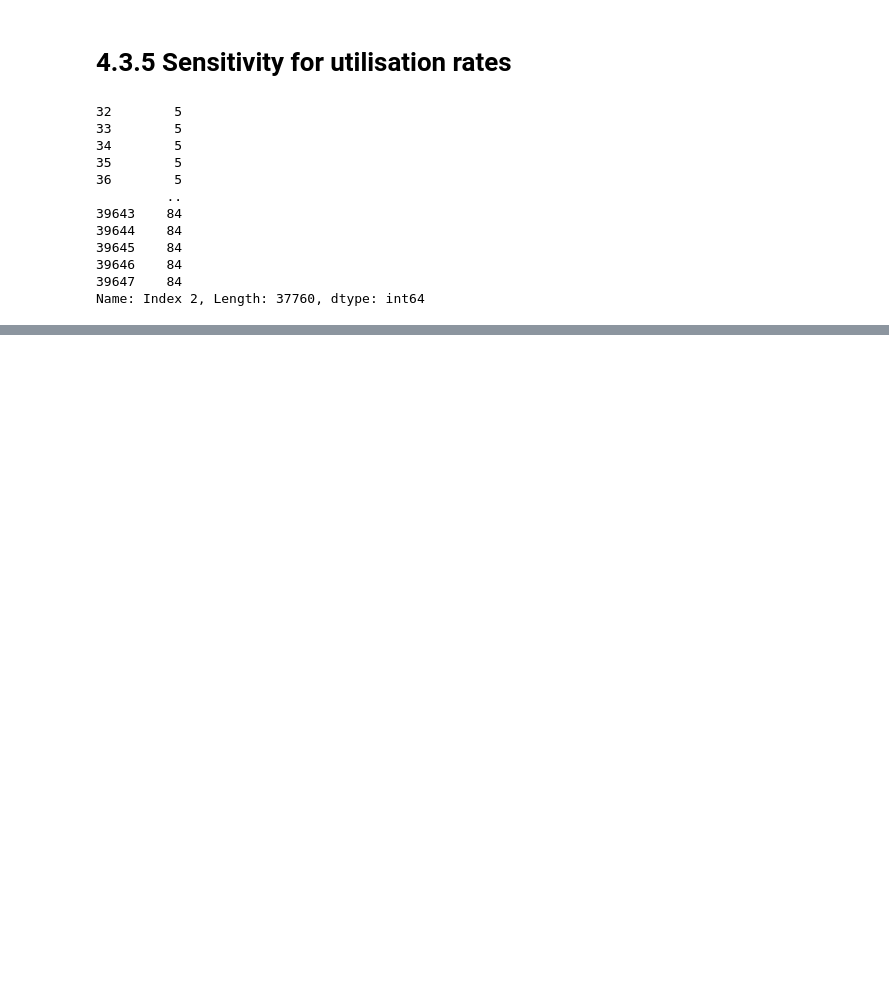
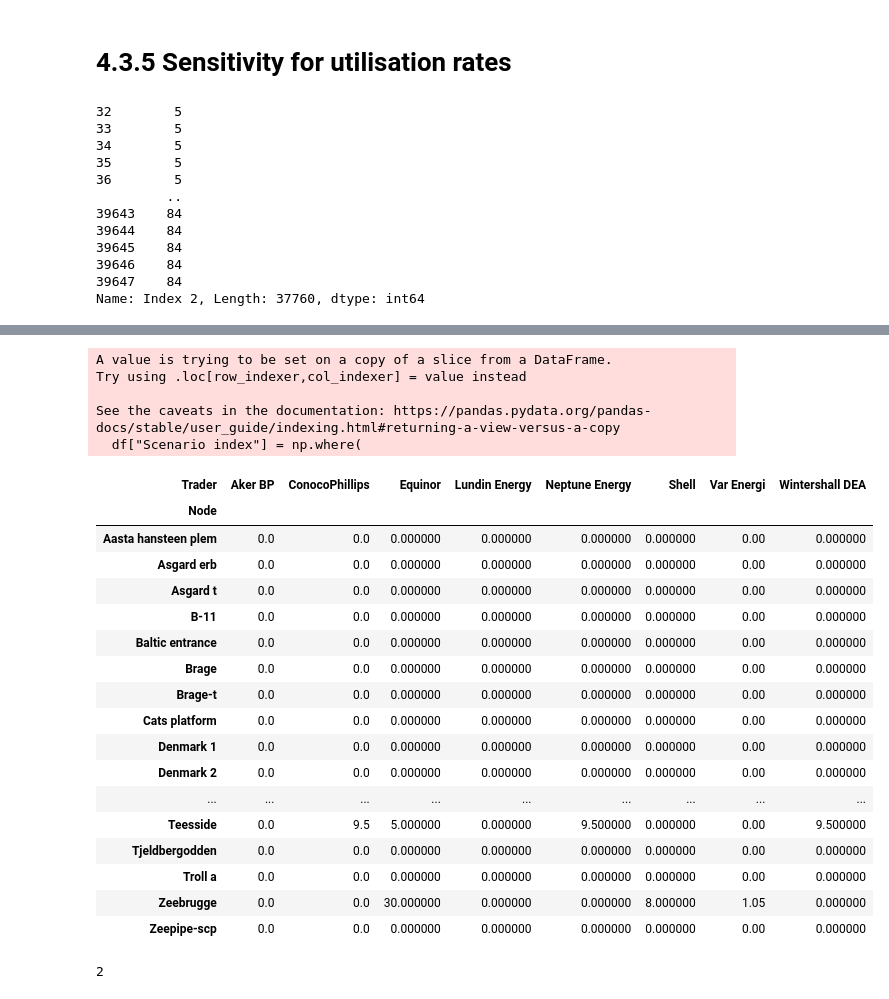
Before and after one commit to berendmarkhorst/secondary_gas_market, a Jupyter notebook: analysis.ipynb, the cells around one changed output, grey strips where cells are left out. Drawn from its saved outputs; the diff is of its cells as text; code cells hidden in the pictures; blank space fills up the shorter version.

```diff
--- a/analysis.ipynb
+++ b/analysis.ipynb
@@ -694,0 +679,53 @@ plt.title("Sensitivity to utilisation rates");
+# %%
+df = solution["x_minus"]
+
+# Drop the first stage
+df = df[df["Stage"] > 1]
+
+# Add scenarios
+df["Scenario index"] = np.where(
+    df["Stage"] == 2,
+    (df["Scenario node"] - 5) // 4 + 1,
+    (df["Scenario node"] - 21) // 4 + 1
+)
+
+# Select the stage we're interested in
+df_stage = df[df["Stage"] == 2]
+df_stage = df_stage.groupby(["Scenario index", "Trader", "Node"]).sum()[["Weighted value"]] # sws hier
+
+df_stage.columns = ["Bought"]
+
+df_stage = df_stage.loc[1,:]
+
+# df_stage = df_stage.reset_index()
+# df_stage[(df_stage.Trader == "Shell") & (df_stage.Node == "St.fergus")]
+
+df_stage.reset_index().set_index("Node").pivot(columns=["Trader"], values="Bought")
+# %% [output]
+A value is trying to be set on a copy of a slice from a DataFrame.
+Try using .loc[row_indexer,col_indexer] = value instead
+
+See the caveats in the documentation: https://pandas.pydata.org/pandas-docs/stable/user_guide/indexing.html#returning-a-view-versus-a-copy
+  df["Scenario index"] = np.where(
+| Trader | Aker BP | ConocoPhillips | Equinor | Lundin Energy | Neptune Energy | Shell | Var Energi | Wintershall DEA |
+| Node |  |  |  |  |  |  |  |  |
+| Aasta hansteen plem | 0.0 | 0.0 | 0.000000 | 0.000000 | 0.000000 | 0.000000 | 0.00 | 0.000000 |
+| Asgard erb | 0.0 | 0.0 | 0.000000 | 0.000000 | 0.000000 | 0.000000 | 0.00 | 0.000000 |
+| Asgard t | 0.0 | 0.0 | 0.000000 | 0.000000 | 0.000000 | 0.000000 | 0.00 | 0.000000 |
+| B-11 | 0.0 | 0.0 | 0.000000 | 0.000000 | 0.000000 | 0.000000 | 0.00 | 0.000000 |
+| Baltic entrance | 0.0 | 0.0 | 0.000000 | 0.000000 | 0.000000 | 0.000000 | 0.00 | 0.000000 |
+| Brage | 0.0 | 0.0 | 0.000000 | 0.000000 | 0.000000 | 0.000000 | 0.00 | 0.000000 |
+| Brage-t | 0.0 | 0.0 | 0.000000 | 0.000000 | 0.000000 | 0.000000 | 0.00 | 0.000000 |
+| Cats platform | 0.0 | 0.0 | 0.000000 | 0.000000 | 0.000000 | 0.000000 | 0.00 | 0.000000 |
+| Denmark 1 | 0.0 | 0.0 | 0.000000 | 0.000000 | 0.000000 | 0.000000 | 0.00 | 0.000000 |
+| Denmark 2 | 0.0 | 0.0 | 0.000000 | 0.000000 | 0.000000 | 0.000000 | 0.00 | 0.000000 |
+| ... | ... | ... | ... | ... | ... | ... | ... | ... |
+| Teesside | 0.0 | 9.5 | 5.000000 | 0.000000 | 9.500000 | 0.000000 | 0.00 | 9.500000 |
+| Tjeldbergodden | 0.0 | 0.0 | 0.000000 | 0.000000 | 0.000000 | 0.000000 | 0.00 | 0.000000 |
+| Troll a | 0.0 | 0.0 | 0.000000 | 0.000000 | 0.000000 | 0.000000 | 0.00 | 0.000000 |
+| Zeebrugge | 0.0 | 0.0 | 30.000000 | 0.000000 | 0.000000 | 8.000000 | 1.05 | 0.000000 |
+| Zeepipe-scp | 0.0 | 0.0 | 0.000000 | 0.000000 | 0.000000 | 0.000000 | 0.00 | 0.000000 |
+# %%
+4 // 4 + 1
+# %% [output]
+2
```
Also changed, not shown: parts of 14 cells of this notebook, 4 other files.
